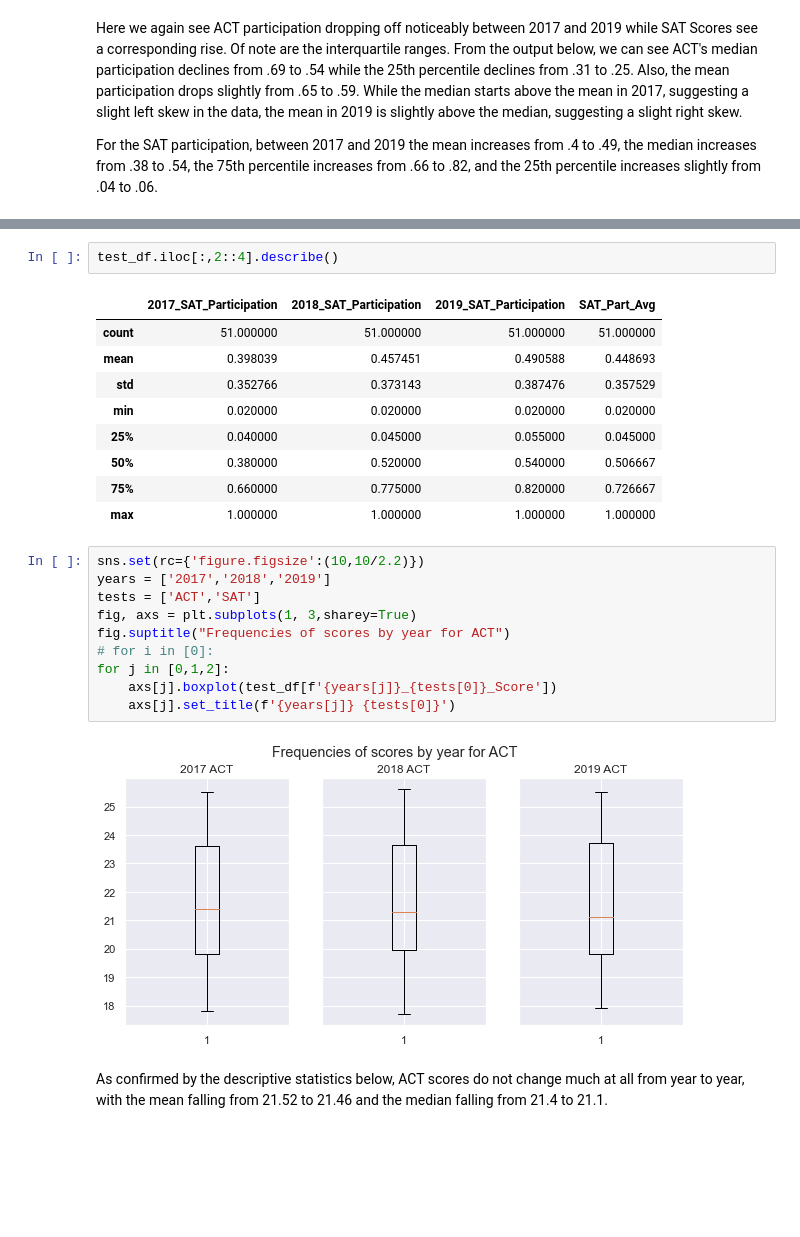
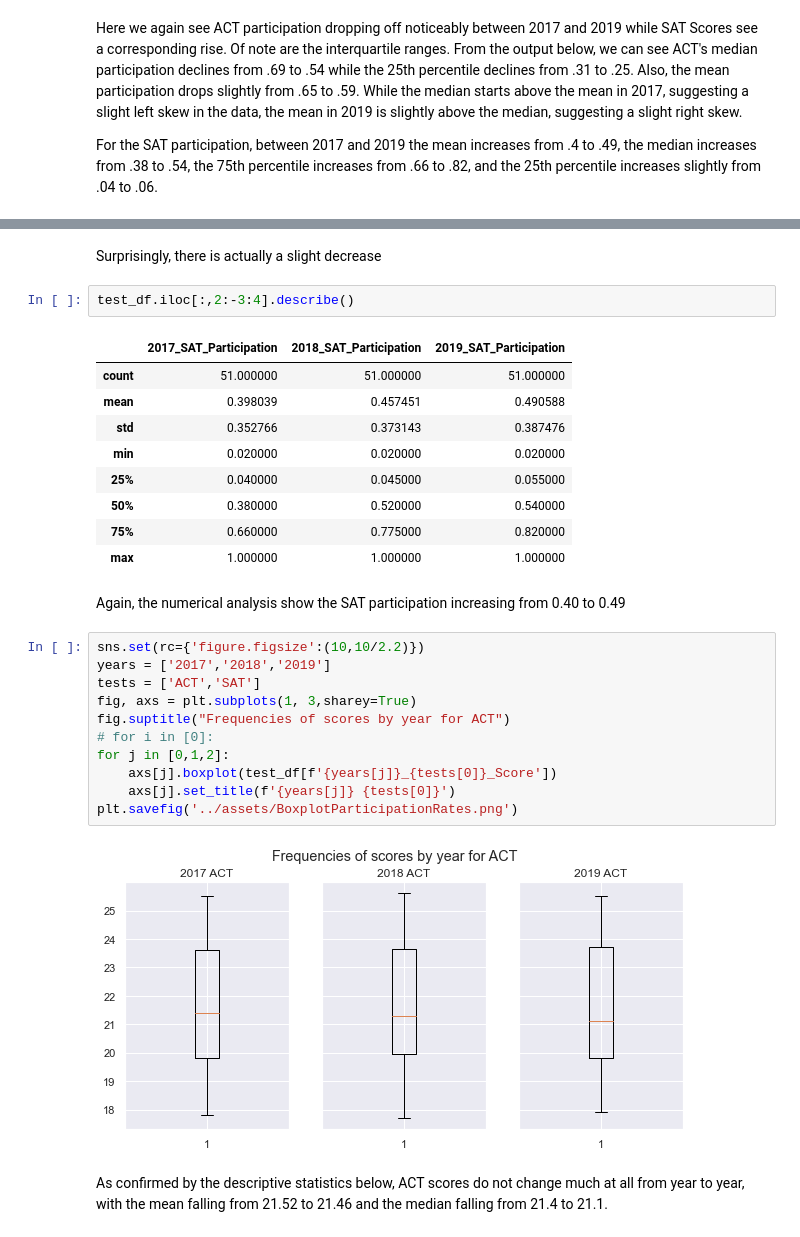
Before and after one commit to wcmohr/ScholasticExams, a Jupyter notebook: code/starter-code.ipynb, the cells around one changed output, grey strips where cells are left out. Cells and saved outputs as stored; diff of their text form; blank space fills up the shorter version.

```diff
--- a/code/starter-code.ipynb
+++ b/code/starter-code.ipynb
@@ -1210,15 +1223,19 @@ test_df.iloc[:,0::4].describe()
+# %% [markdown]
+Surprisingly, there is actually a slight decrease
 # %%
-test_df.iloc[:,2::4].describe()
+test_df.iloc[:,2:-3:4].describe()
 # %% [output]
-|  | 2017_SAT_Participation | 2018_SAT_Participation | 2019_SAT_Participation | SAT_Part_Avg |
-| count | 51.000000 | 51.000000 | 51.000000 | 51.000000 |
-| mean | 0.398039 | 0.457451 | 0.490588 | 0.448693 |
-| std | 0.352766 | 0.373143 | 0.387476 | 0.357529 |
-| min | 0.020000 | 0.020000 | 0.020000 | 0.020000 |
-| 25% | 0.040000 | 0.045000 | 0.055000 | 0.045000 |
-| 50% | 0.380000 | 0.520000 | 0.540000 | 0.506667 |
-| 75% | 0.660000 | 0.775000 | 0.820000 | 0.726667 |
-| max | 1.000000 | 1.000000 | 1.000000 | 1.000000 |
+|  | 2017_SAT_Participation | 2018_SAT_Participation | 2019_SAT_Participation |
+| count | 51.000000 | 51.000000 | 51.000000 |
+| mean | 0.398039 | 0.457451 | 0.490588 |
+| std | 0.352766 | 0.373143 | 0.387476 |
+| min | 0.020000 | 0.020000 | 0.020000 |
+| 25% | 0.040000 | 0.045000 | 0.055000 |
+| 50% | 0.380000 | 0.520000 | 0.540000 |
+| 75% | 0.660000 | 0.775000 | 0.820000 |
+| max | 1.000000 | 1.000000 | 1.000000 |
+# %% [markdown]
+Again, the numerical analysis show the SAT participation increasing from 0.40 to 0.49
 # %%
 sns.set(rc={'figure.figsize':(10,10/2.2)})
 years = ['2017','2018','2019']
@@ -1229,6 +1246,7 @@ fig.suptitle("Frequencies of scores by year for ACT")
 for j in [0,1,2]:
     axs[j].boxplot(test_df[f'{years[j]}_{tests[0]}_Score'])
     axs[j].set_title(f'{years[j]} {tests[0]}')
+plt.savefig('../assets/BoxplotParticipationRates.png')
 # %% [output]
 [figure]
 # %% [markdown]
```
Also changed, not shown: parts of 10 cells of this notebook, 6 other files.
